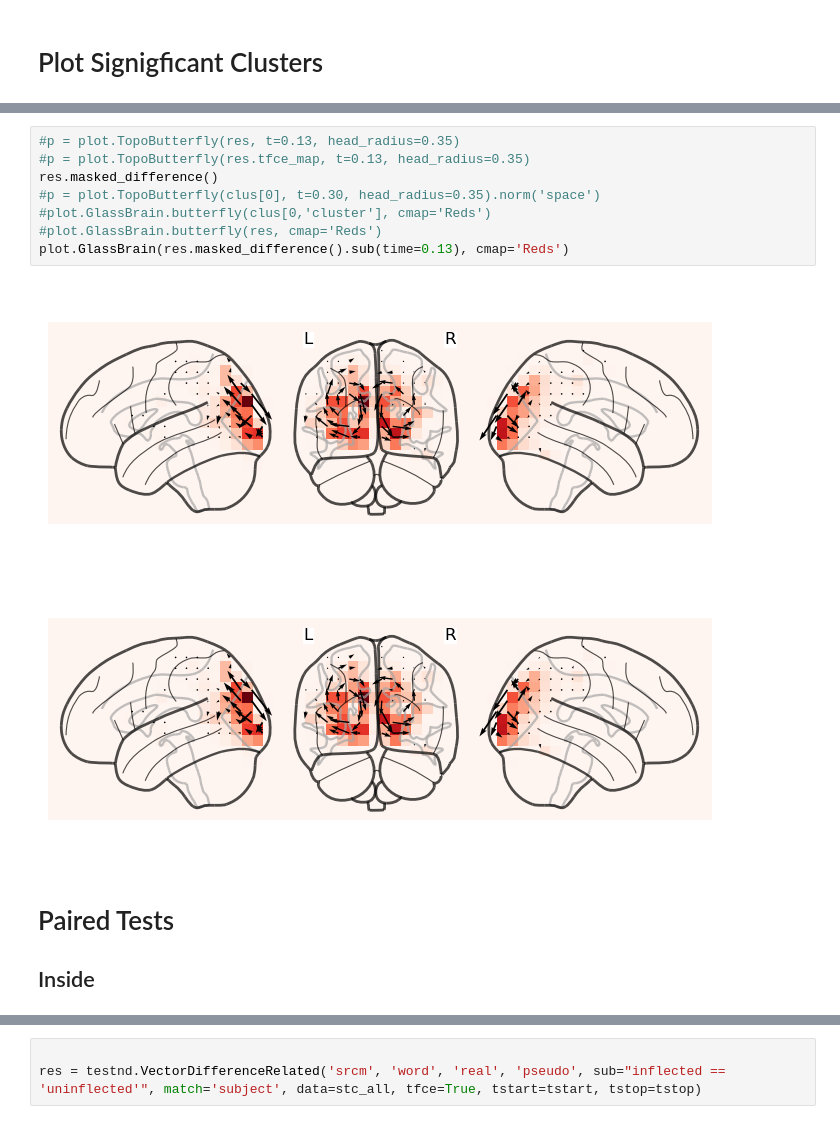
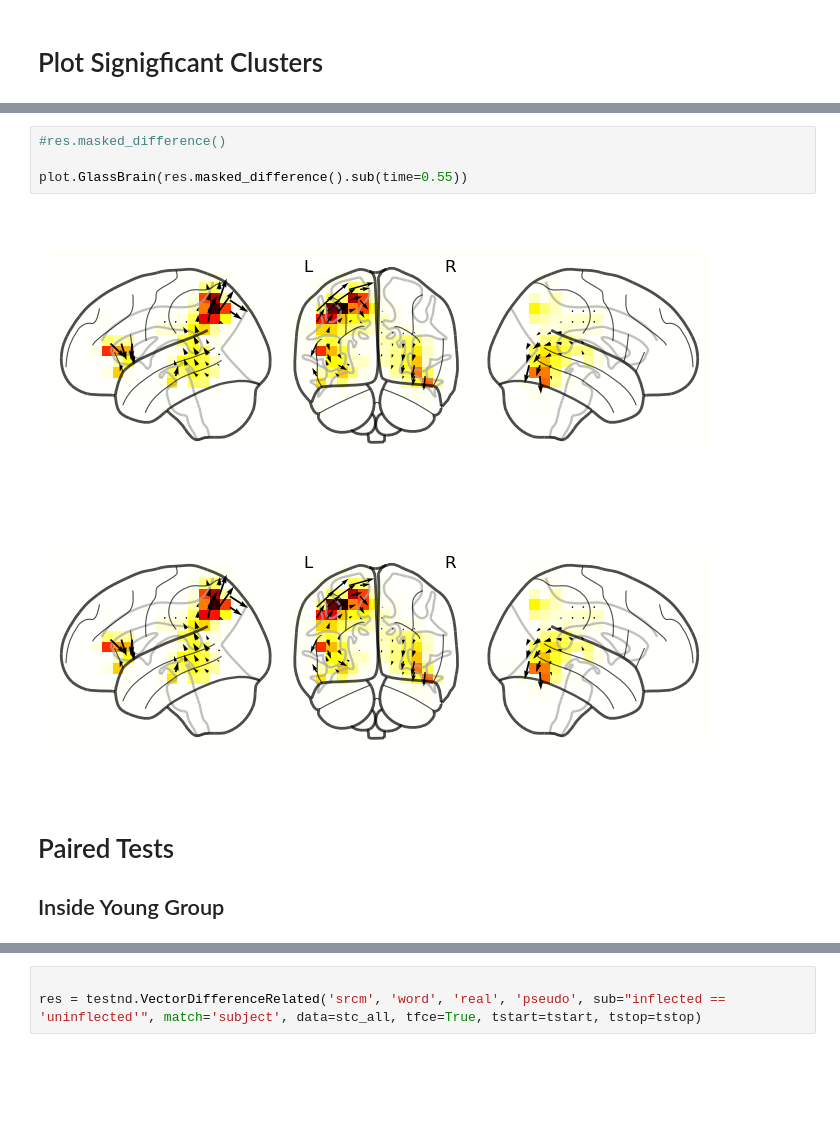
Before and after one commit to Maryamvalian/MEGAN, a Jupyter notebook: Volume_Based .ipynb, the cells around one changed output, grey strips where cells are left out. Cells and saved outputs as stored; diff of their text form; blank space fills up the shorter version.

```diff
--- a/Volume_Based .ipynb
+++ b/Volume_Based .ipynb
@@ -273,15 +283,11 @@ NDVars: cluster
 # %%
-#p = plot.TopoButterfly(res, t=0.13, head_radius=0.35)
-#p = plot.TopoButterfly(res.tfce_map, t=0.13, head_radius=0.35)
-res.masked_difference()
-#p = plot.TopoButterfly(clus[0], t=0.30, head_radius=0.35).norm('space')
-#plot.GlassBrain.butterfly(clus[0,'cluster'], cmap='Reds')
-#plot.GlassBrain.butterfly(res, cmap='Reds')
-plot.GlassBrain(res.masked_difference().sub(time=0.13), cmap='Reds')
+#res.masked_difference()
+
+plot.GlassBrain(res.masked_difference().sub(time=0.55))
 # %% [output]
-[figure, old version]
+[figure, new version]
-[figure, old version]
+[figure, new version]
 # %% [markdown]
 # Paired Tests
-## Inside
+## Inside Young Group
 # %%
```
Also changed, not shown: parts of 16 cells of this notebook, 6 other files.
